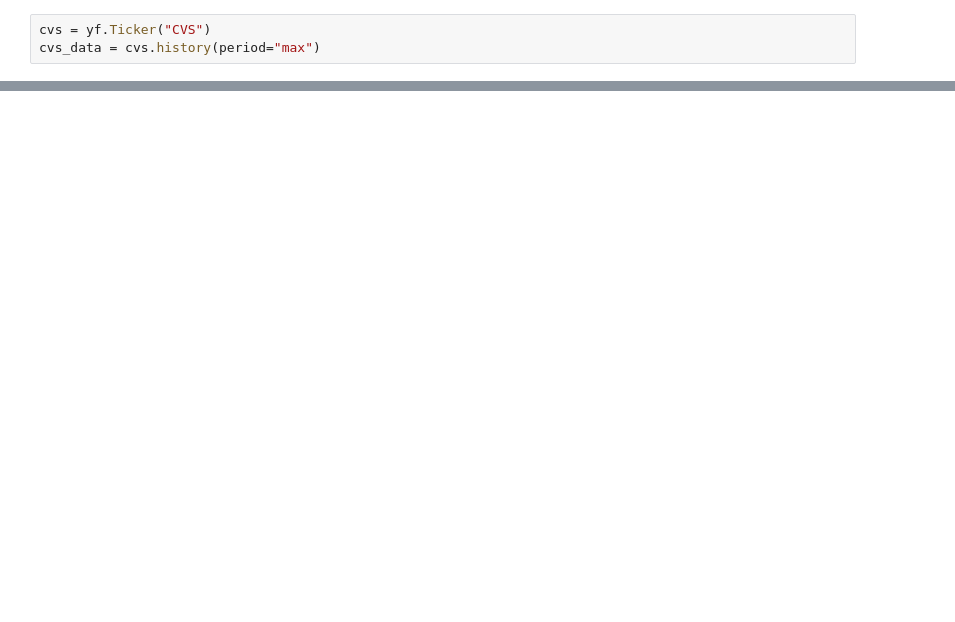
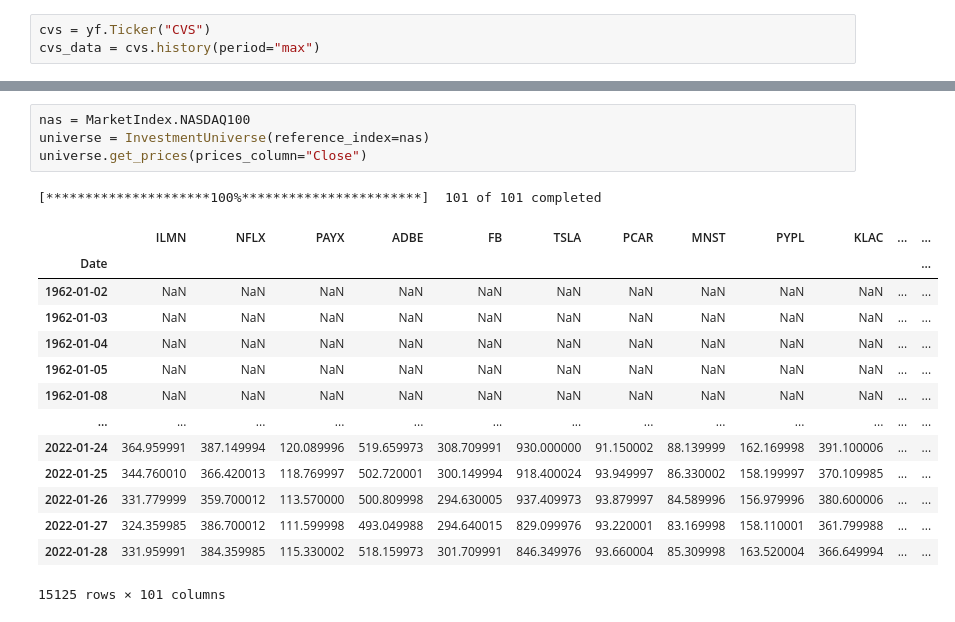
Before and after one commit to Ale-Cas/py-quant-fin, a Jupyter notebook: notebooks/experiments.ipynb, the cells around one changed output, grey strips where cells are left out. Drawn from its saved outputs; the diff is of its cells as text; blank space fills up the shorter version.

```diff
--- a/notebooks/experiments.ipynb
+++ b/notebooks/experiments.ipynb
@@ -22,0 +66,20 @@ cvs_data = cvs.history(period="max")
+# %%
+nas = MarketIndex.NASDAQ100
+universe = InvestmentUniverse(reference_index=nas)
+universe.get_prices(prices_column="Close")
+# %% [output]
+[*********************100%***********************]  101 of 101 completed
+|  | ILMN | NFLX | PAYX | ADBE | FB | TSLA | PCAR | MNST | PYPL | KLAC | ... | ... |
+| Date |  |  |  |  |  |  |  |  |  |  |  | ... |
+| 1962-01-02 | NaN | NaN | NaN | NaN | NaN | NaN | NaN | NaN | NaN | NaN | ... | ... |
+| 1962-01-03 | NaN | NaN | NaN | NaN | NaN | NaN | NaN | NaN | NaN | NaN | ... | ... |
+| 1962-01-04 | NaN | NaN | NaN | NaN | NaN | NaN | NaN | NaN | NaN | NaN | ... | ... |
+| 1962-01-05 | NaN | NaN | NaN | NaN | NaN | NaN | NaN | NaN | NaN | NaN | ... | ... |
+| 1962-01-08 | NaN | NaN | NaN | NaN | NaN | NaN | NaN | NaN | NaN | NaN | ... | ... |
+| ... | ... | ... | ... | ... | ... | ... | ... | ... | ... | ... | ... | ... |
+| 2022-01-24 | 364.959991 | 387.149994 | 120.089996 | 519.659973 | 308.709991 | 930.000000 | 91.150002 | 88.139999 | 162.169998 | 391.100006 | ... | ... |
+| 2022-01-25 | 344.760010 | 366.420013 | 118.769997 | 502.720001 | 300.149994 | 918.400024 | 93.949997 | 86.330002 | 158.199997 | 370.109985 | ... | ... |
+| 2022-01-26 | 331.779999 | 359.700012 | 113.570000 | 500.809998 | 294.630005 | 937.409973 | 93.879997 | 84.589996 | 156.979996 | 380.600006 | ... | ... |
+| 2022-01-27 | 324.359985 | 386.700012 | 111.599998 | 493.049988 | 294.640015 | 829.099976 | 93.220001 | 83.169998 | 158.110001 | 361.799988 | ... | ... |
+| 2022-01-28 | 331.959991 | 384.359985 | 115.330002 | 518.159973 | 301.709991 | 846.349976 | 93.660004 | 85.309998 | 163.520004 | 366.649994 | ... | ... |
+15125 rows × 101 columns
```
Also changed, not shown: parts of 15 cells of this notebook, 4 other files.
